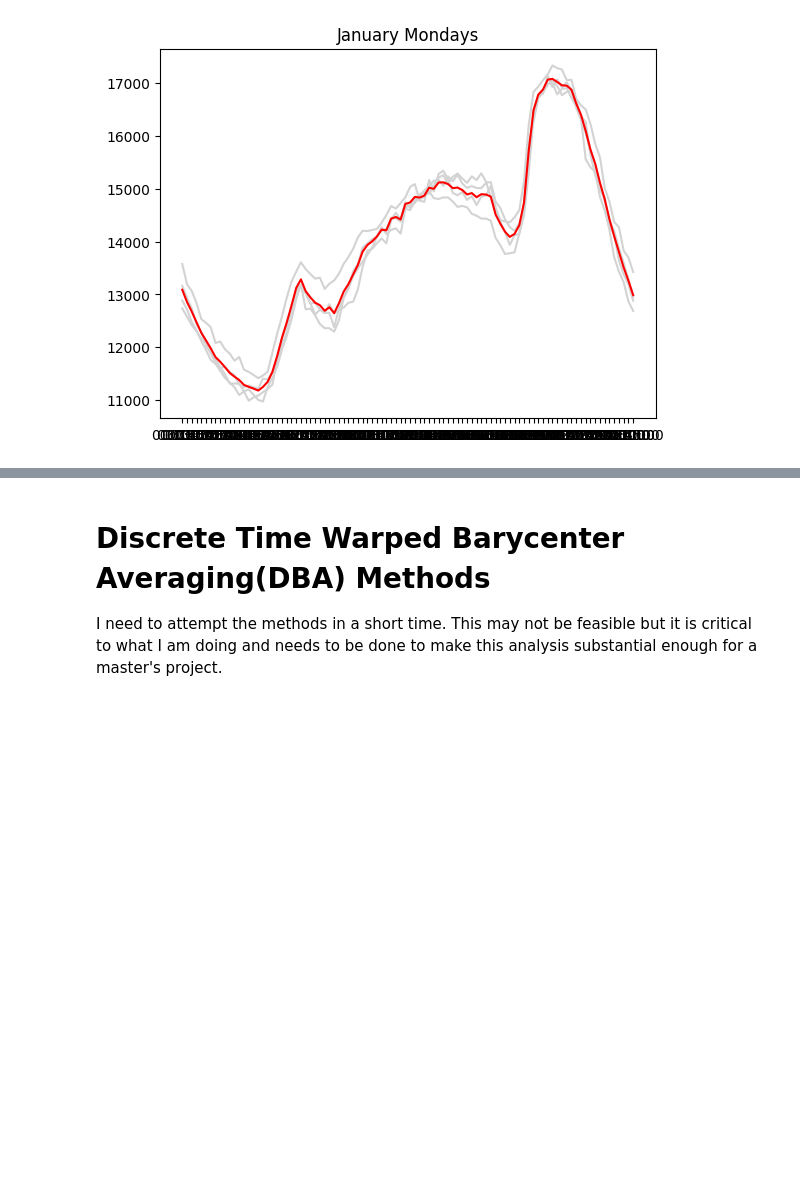
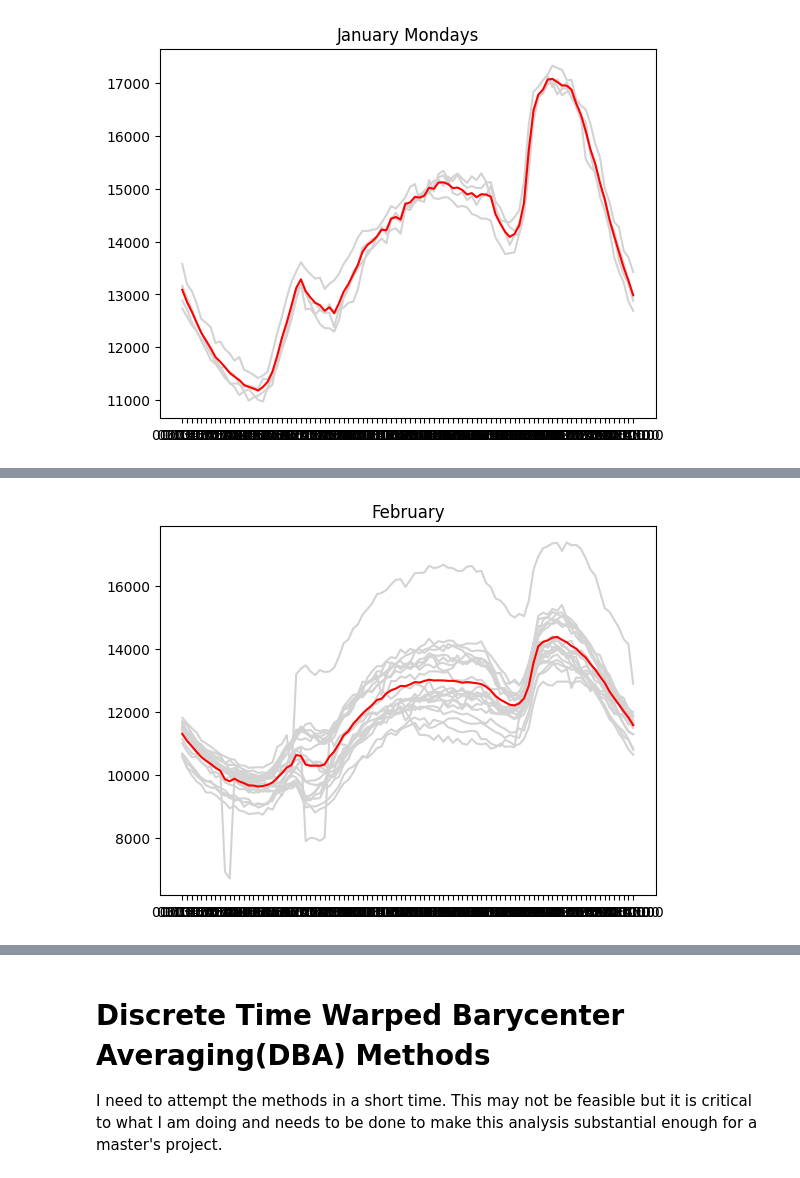
Before and after one commit to shanks847/EV-Grid-Integration-Study, a Jupyter notebook: notebooks/Time Sereis Clustering Experiments.ipynb, the cells around one changed output, grey strips where cells are left out. Saved outputs shown, nothing was run; the diff lists cells and outputs as text; code cells hidden in the pictures; blank space fills up the shorter version.

```diff
--- a/notebooks/Time Sereis Clustering Experiments.ipynb
+++ b/notebooks/Time Sereis Clustering Experiments.ipynb
@@ -300,0 +335,4 @@ jan_and_feb_ecbs.to_excel('../data/clustering/euclidean barycenter averages/jan_
+# %%
+plot_highlighted_ebc(feb_ebc,'February')
+# %% [output]
+[figure, added]
```
Also changed, not shown: parts of 18 cells of this notebook, 4 other files.
